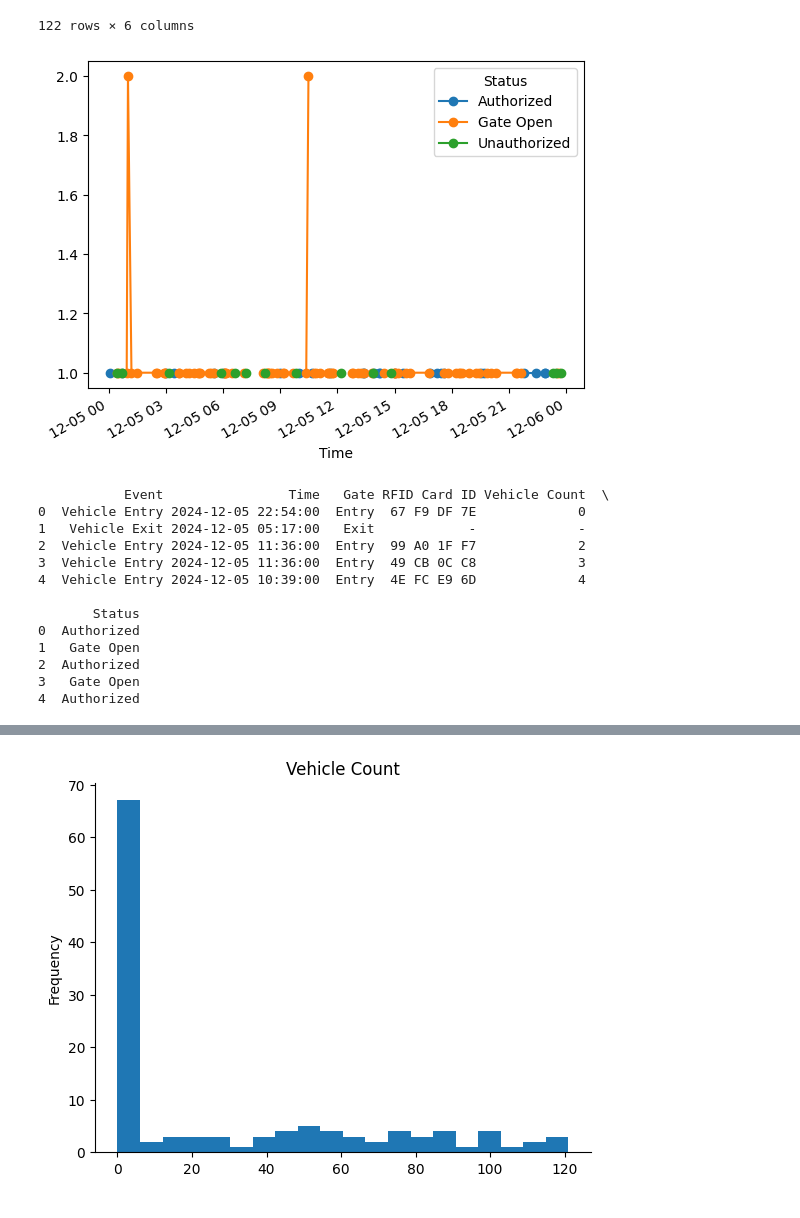
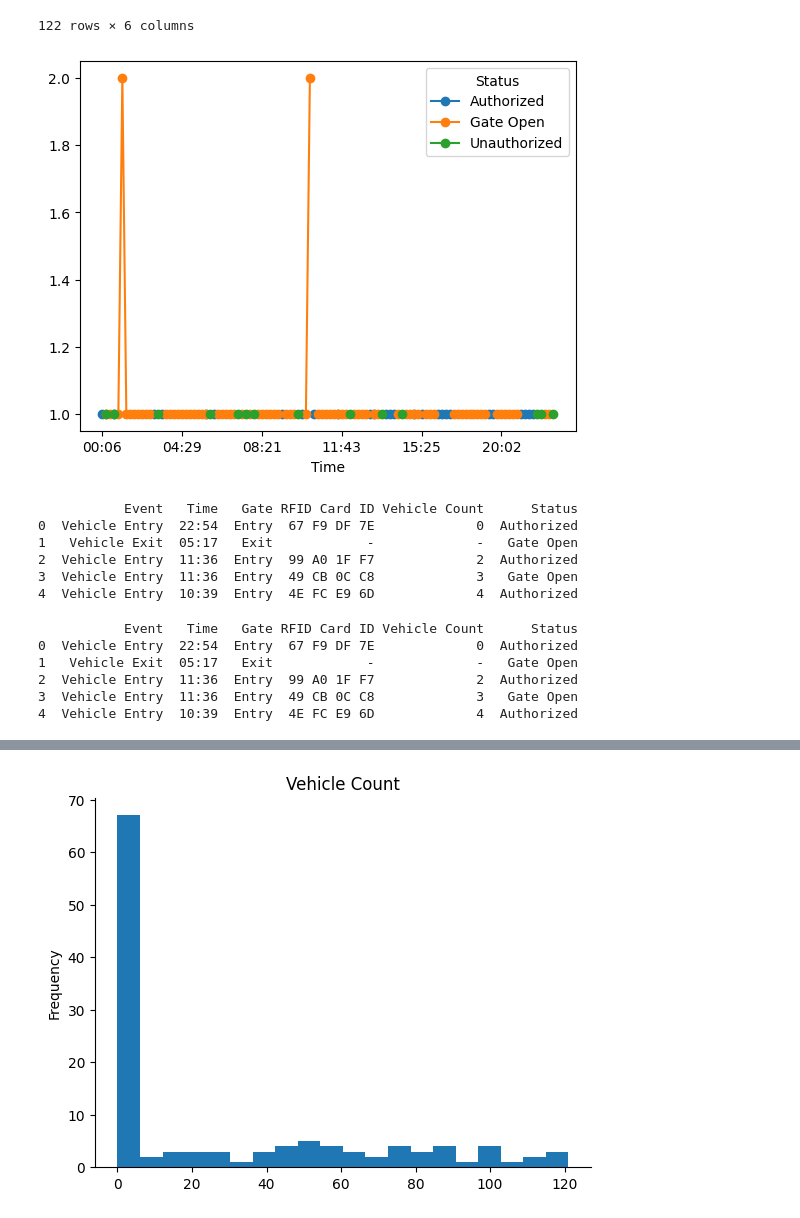
Before and after one commit to nhwnahid007/smart-car-parking, a Jupyter notebook: smart_parking_system.ipynb, the cells around one changed output, grey strips where cells are left out. Drawn from its saved outputs; the diff is of its cells as text; code cells hidden in the pictures.

```diff
--- a/smart_parking_system.ipynb
+++ b/smart_parking_system.ipynb
@@ -69,12 +66,10 @@ df
 | 121 | Vehicle Entry | 23:45 | Entry | 66 A2 04 18 | 121 | Unauthorized |
 122 rows × 6 columns
 # %%
-
-df['Time'] = pd.to_datetime(df['Time'])
 df.groupby('Time')['Status'].value_counts().unstack().plot(kind='line', marker='o')
 plt.show()
 # %% [output]
-[figure, old version]
+[figure, new version]
 # %%
 
 for col in df.select_dtypes(include=np.number):
@@ -82,16 +77,23 @@ for col in df.select_dtypes(include=np.number):
 
 print(df.head())
 # %% [output]
-           Event                Time   Gate RFID Card ID Vehicle Count  \
-0  Vehicle Entry 2024-12-05 22:54:00  Entry  67 F9 DF 7E             0
-1   Vehicle Exit 2024-12-05 05:17:00   Exit            -             -
-2  Vehicle Entry 2024-12-05 11:36:00  Entry  99 A0 1F F7             2
-3  Vehicle Entry 2024-12-05 11:36:00  Entry  49 CB 0C C8             3
-4  Vehicle Entry 2024-12-05 10:39:00  Entry  4E FC E9 6D             4
-
-       Status
-0  Authorized
-1   Gate Open
-2  Authorized
-3   Gate Open
-4  Authorized
+           Event   Time   Gate RFID Card ID Vehicle Count      Status
+0  Vehicle Entry  22:54  Entry  67 F9 DF 7E             0  Authorized
+1   Vehicle Exit  05:17   Exit            -             -   Gate Open
+2  Vehicle Entry  11:36  Entry  99 A0 1F F7             2  Authorized
+3  Vehicle Entry  11:36  Entry  49 CB 0C C8             3   Gate Open
+4  Vehicle Entry  10:39  Entry  4E FC E9 6D             4  Authorized
+# %%
+# df['Time'] = pd.to_datetime(df['Time'])  # Comment out or remove this line
+
+for col in df.select_dtypes(include=np.number):
+  df[col] = df[col].fillna(0)
+
+print(df.head())
+# %% [output]
+           Event   Time   Gate RFID Card ID Vehicle Count      Status
+0  Vehicle Entry  22:54  Entry  67 F9 DF 7E             0  Authorized
+1   Vehicle Exit  05:17   Exit            -             -   Gate Open
+2  Vehicle Entry  11:36  Entry  99 A0 1F F7             2  Authorized
+3  Vehicle Entry  11:36  Entry  49 CB 0C C8             3   Gate Open
+4  Vehicle Entry  10:39  Entry  4E FC E9 6D             4  Authorized
```
Also changed, not shown: parts of 13 cells of this notebook.
